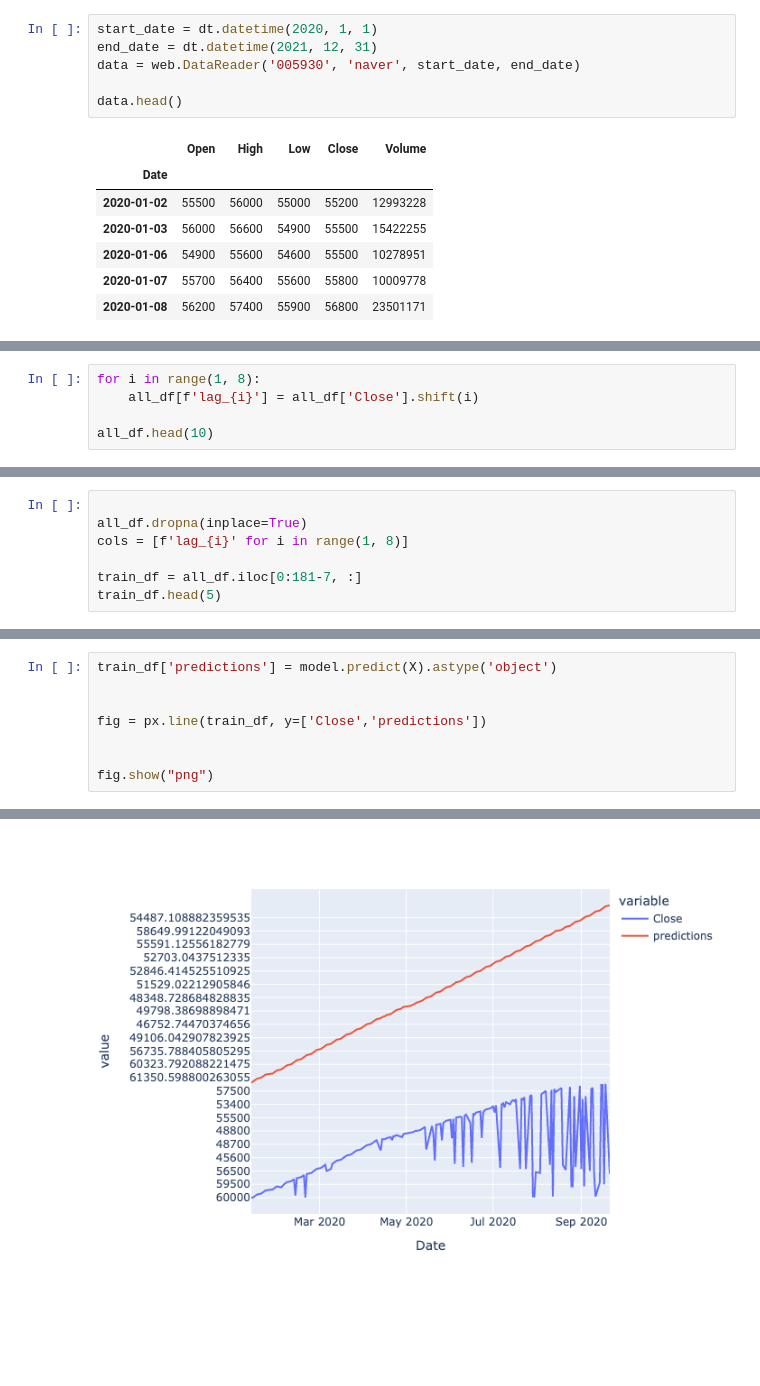
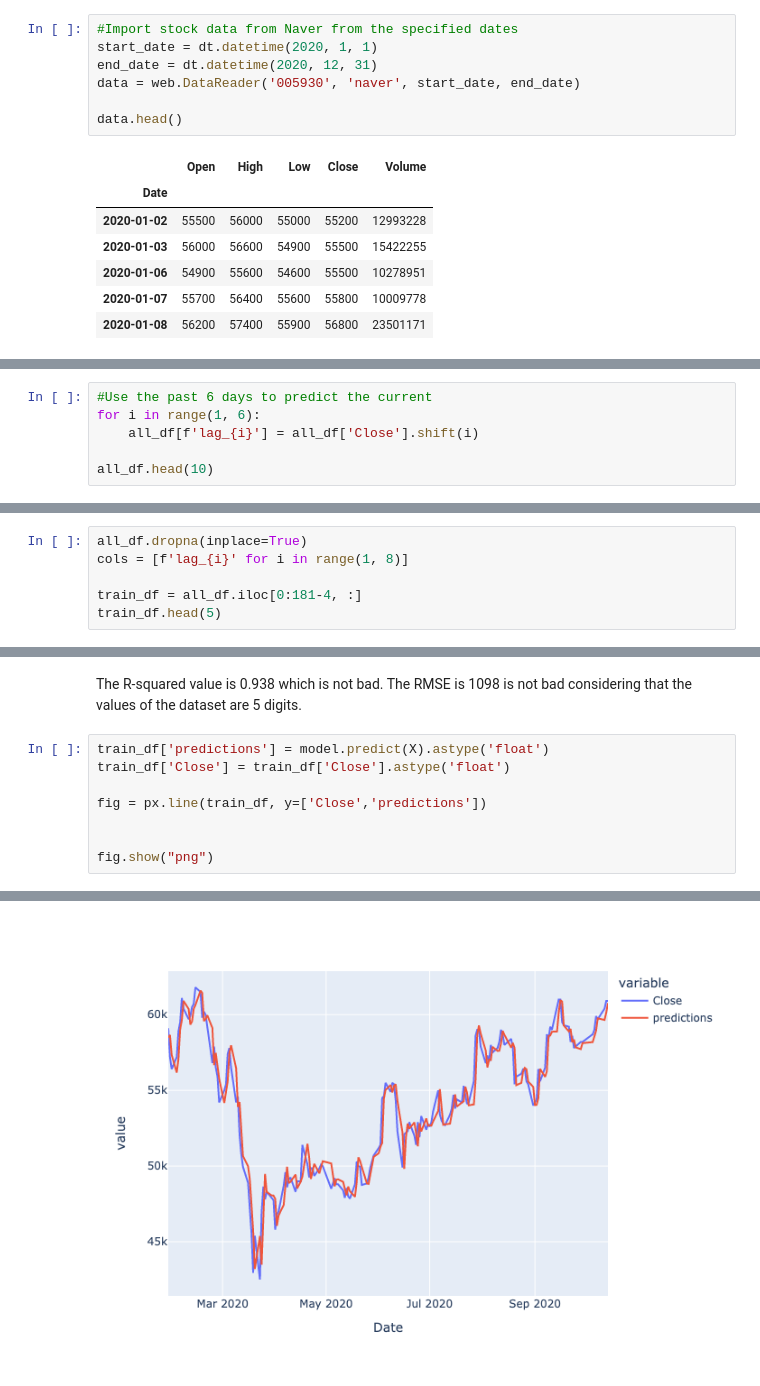
Before and after one commit to hl122/INDE577final, a Jupyter notebook: Supervised learning/Linear Regression/Linear Regression.ipynb, the cells around one changed output, grey strips where cells are left out. Drawn from its saved outputs; the diff is of its cells as text; blank space fills up the shorter version.

Commit message:
train

```diff
--- a/Supervised learning/Linear Regression/Linear Regression.ipynb
+++ b/Supervised learning/Linear Regression/Linear Regression.ipynb
@@ -130,8 +131,9 @@ from sklearn.model_selection import train_test_split
 import matplotlib.pyplot as plt
 import datetime as dt
 # %%
+#Import stock data from Naver from the specified dates
 start_date = dt.datetime(2020, 1, 1)
-end_date = dt.datetime(2021, 12, 31)
+end_date = dt.datetime(2020, 12, 31)
 data = web.DataReader('005930', 'naver', start_date, end_date)
 
 data.head()
@@ -176,5 +156,6 @@ fig.show("png")
 # %%
-for i in range(1, 8):
+#Use the past 6 days to predict the current
+for i in range(1, 6):
     all_df[f'lag_{i}'] = all_df['Close'].shift(i)
 
 all_df.head(10)
@@ -194,9 +175,8 @@ all_df.head(10)
 # %%
-
 all_df.dropna(inplace=True)
 cols = [f'lag_{i}' for i in range(1, 8)]
 
-train_df = all_df.iloc[0:181-7, :]
+train_df = all_df.iloc[0:181-4, :]
 train_df.head(5)
 # %% [output]
 |  | Close | lag_1 | lag_2 | lag_3 | lag_4 | lag_5 | lag_6 | lag_7 |
@@ -249,6 +216,8 @@ dtype: object
+# %% [markdown]
+The R-squared value is 0.938 which is not bad. The RMSE is 1098 is not bad considering that the values of the dataset are 5 digits.
 # %%
-train_df['predictions'] = model.predict(X).astype('object')
-
+train_df['predictions'] = model.predict(X).astype('float')
+train_df['Close'] = train_df['Close'].astype('float')
 
 fig = px.line(train_df, y=['Close','predictions'])
 
@@ -262 +238 @@ See the caveats in the documentation: https://pandas.pydata.org/pandas-docs/stab
-[figure, old version]
+[figure, new version]
```
Also changed, not shown: parts of 16 cells of this notebook, 3 other files.
